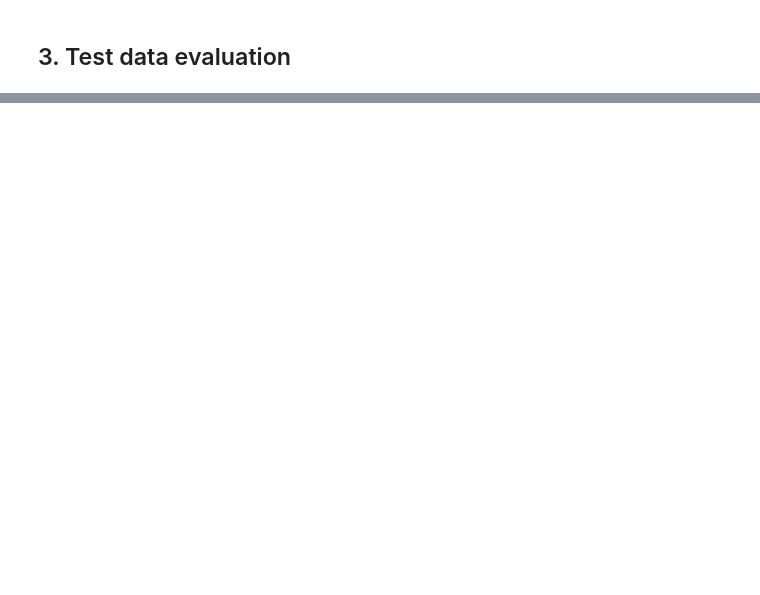
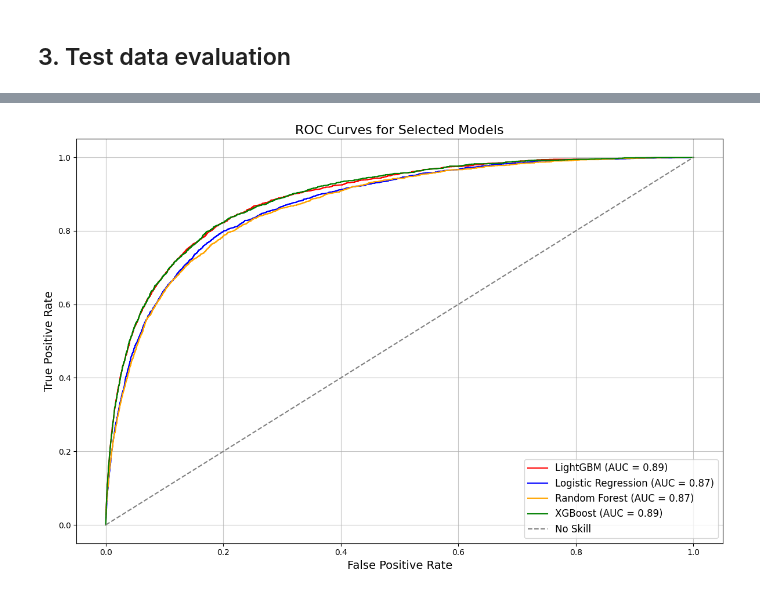
Before and after one commit to AlbinFranzen/Bank-Fraud-Detection, a Jupyter notebook: model_development/model_development.ipynb, the cells around one changed output, grey strips where cells are left out. Cells and saved outputs as stored; diff of their text form; code cells hidden in the pictures; blank space fills up the shorter version.

```diff
--- a/model_development/model_development.ipynb
+++ b/model_development/model_development.ipynb
@@ -593,3 +897,55 @@ Next we evaluate the model on the training data. This gives:
+# %%
+roc_data = {}
+
+
+models_to_include = [
+    'Logistic Regression_search_results',
+    'Random Forest_search_results',
+    'XGBoost_v1_2024-11-20_00-23-10_334.26s',
+    'LightGBM_v2_2024-11-20_00-34-32_681.50s'
+]
+
+
+colors = {
+    'Logistic Regression_search_results': 'blue',
+    'Random Forest_search_results': 'orange',
+    'XGBoost_v1_2024-11-20_00-23-10_334.26s': 'green',
+    'LightGBM_v2_2024-11-20_00-34-32_681.50s': 'red'
+}
+
+
+for model_name, model in search_results.items():
+    if model_name in models_to_include:
+        y_pred_proba = model.predict_proba(X_test)[:, 1]
+        fpr, tpr, _ = roc_curve(y_test, y_pred_proba)
+        auc_score = roc_auc_score(y_test, y_pred_proba)
+        roc_data[model_name] = (fpr, tpr, auc_score)
+
+
+plt.figure(figsize=(12, 8))
+
+
+for model_name, (fpr, tpr, auc_score) in roc_data.items():
+    plt.plot(
+        fpr, tpr, color=colors[model_name],
+        label=f"{titles[model_name]} (AUC = {auc_score:.2f})"
+    )
+
+
+# Plot the diagonal line (no-skill classifier)
+plt.plot([0, 1], [0, 1], color='gray', linestyle='--', label='No Skill')
+
+
+# Customize the plot
+plt.title('ROC Curves for Selected Models', fontsize=16)
+plt.xlabel('False Positive Rate', fontsize=14)
+plt.ylabel('True Positive Rate', fontsize=14)
+plt.legend(fontsize=12)
+plt.grid(alpha=0.7)
+plt.tight_layout()
+plt.show()
+# %% [output]
+[figure, added]
 # %%
 # Evaluate the best model
 y_pred = best_classifier.predict(X_test)
```
Also changed, not shown: parts of 11 cells of this notebook.
